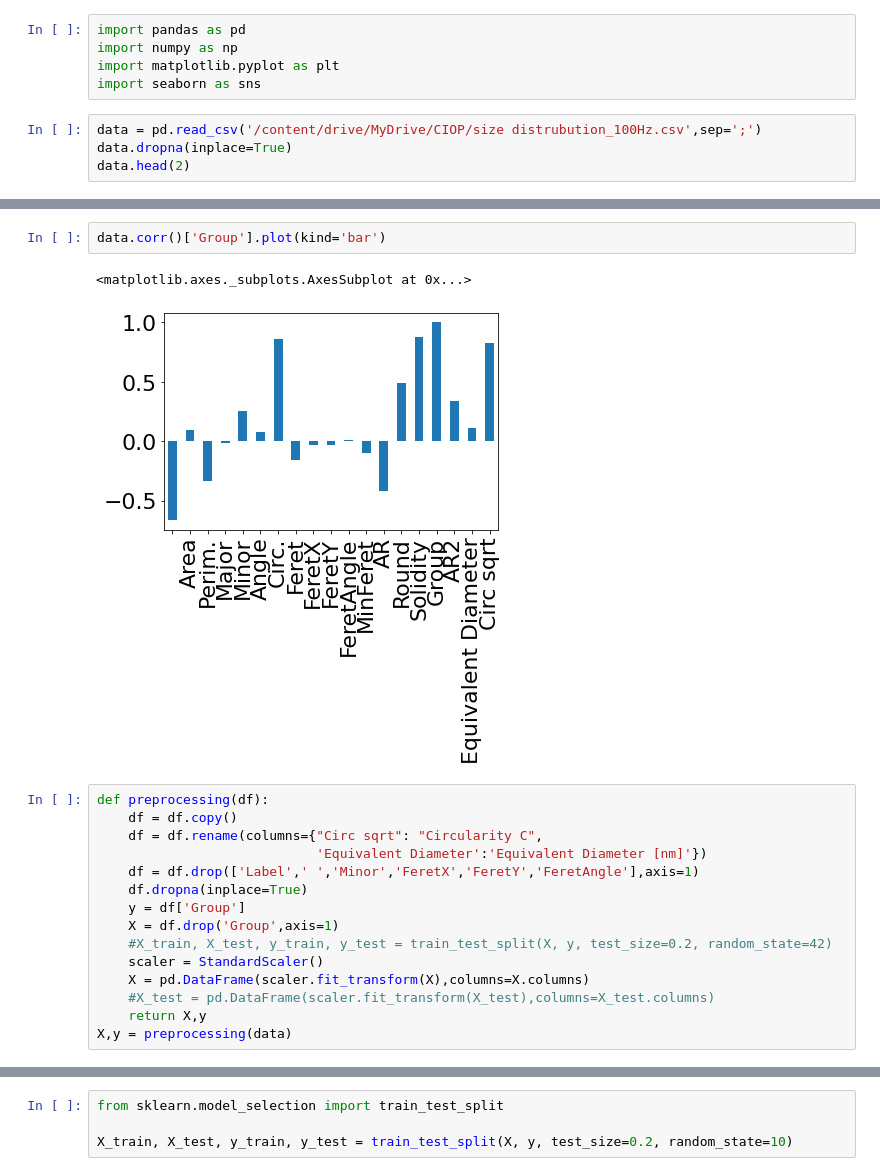
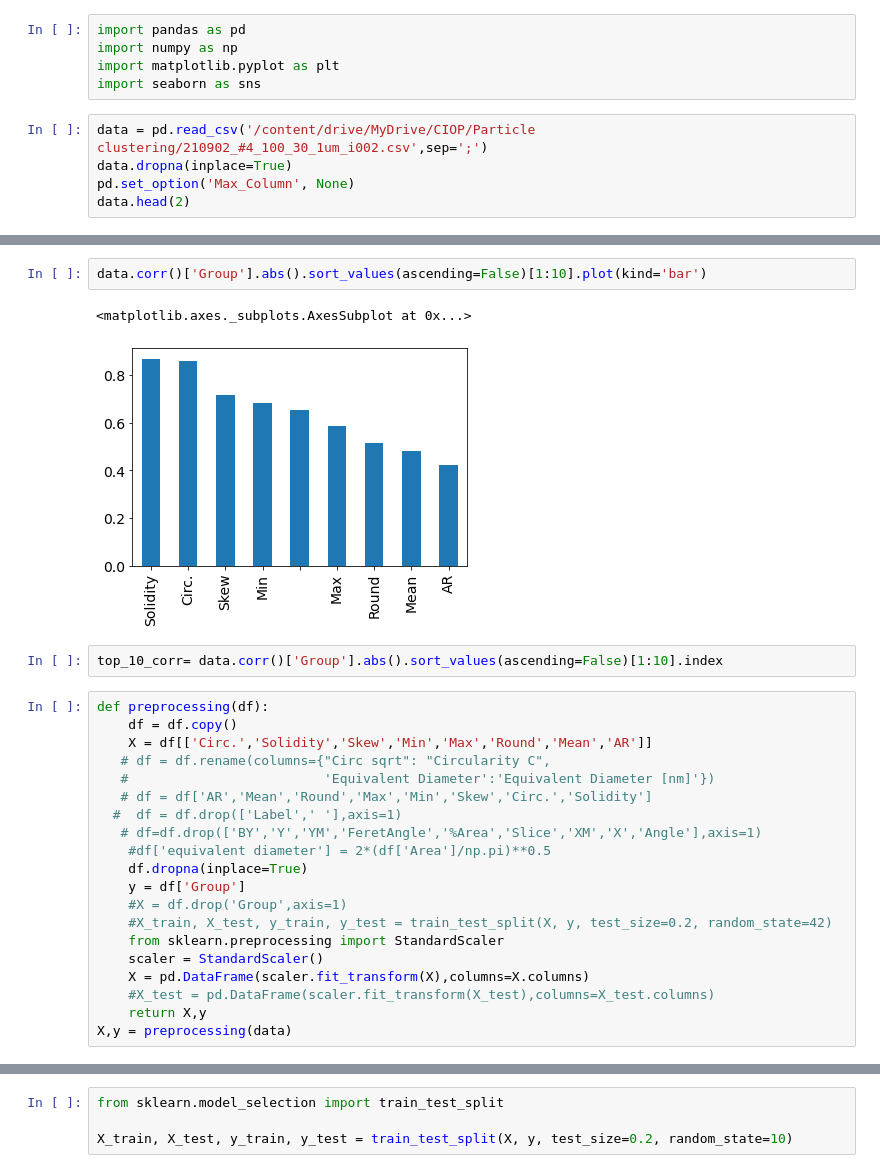
Before and after one commit to kozz84/particle_analysis, a Jupyter notebook: Size_distribution_100Hz_SpectralClustering.ipynb, the cells around one changed output, grey strips where cells are left out. Cells and saved outputs as stored; diff of their text form.

```diff
--- a/Size_distribution_100Hz_SpectralClustering.ipynb
+++ b/Size_distribution_100Hz_SpectralClustering.ipynb
@@ -6,7 +6,8 @@ import numpy as np
 import matplotlib.pyplot as plt
 import seaborn as sns
 # %%
-data = pd.read_csv('/content/drive/MyDrive/CIOP/size distrubution_100Hz.csv',sep=';')
+data = pd.read_csv('/content/drive/MyDrive/CIOP/Particle clustering/210902_#4_100_30_1um_i002.csv',sep=';')
 data.dropna(inplace=True)
+pd.set_option('Max_Column', None)
 data.head(2)
 # %% [output]
@@ -16,18 +17,25 @@ data.head(2)
 # %%
-data.corr()['Group'].plot(kind='bar')
+data.corr()['Group'].abs().sort_values(ascending=False)[1:10].plot(kind='bar')
 # %% [output]
 <matplotlib.axes._subplots.AxesSubplot at 0x...>
-[figure, old version]
+[figure, new version]
+# %%
+top_10_corr= data.corr()['Group'].abs().sort_values(ascending=False)[1:10].index
 # %%
 def preprocessing(df):
     df = df.copy()
-    df = df.rename(columns={"Circ sqrt": "Circularity C",
-                            'Equivalent Diameter':'Equivalent Diameter [nm]'})
-    df = df.drop(['Label',' ','Minor','FeretX','FeretY','FeretAngle'],axis=1)
+    X = df[['Circ.','Solidity','Skew','Min','Max','Round','Mean','AR']]
+   # df = df.rename(columns={"Circ sqrt": "Circularity C",
+   #                         'Equivalent Diameter':'Equivalent Diameter [nm]'})
+   # df = df['AR','Mean','Round','Max','Min','Skew','Circ.','Solidity']
+  #  df = df.drop(['Label',' '],axis=1)
+   # df=df.drop(['BY','Y','YM','FeretAngle','%Area','Slice','XM','X','Angle'],axis=1)
+    #df['equivalent diameter'] = 2*(df['Area']/np.pi)**0.5
     df.dropna(inplace=True)
     y = df['Group']
-    X = df.drop('Group',axis=1)
+    #X = df.drop('Group',axis=1)
     #X_train, X_test, y_train, y_test = train_test_split(X, y, test_size=0.2, random_state=42)
+    from sklearn.preprocessing import StandardScaler
     scaler = StandardScaler()
     X = pd.DataFrame(scaler.fit_transform(X),columns=X.columns)
     #X_test = pd.DataFrame(scaler.fit_transform(X_test),columns=X_test.columns)
```
Also changed, not shown: parts of 28 cells of this notebook.
